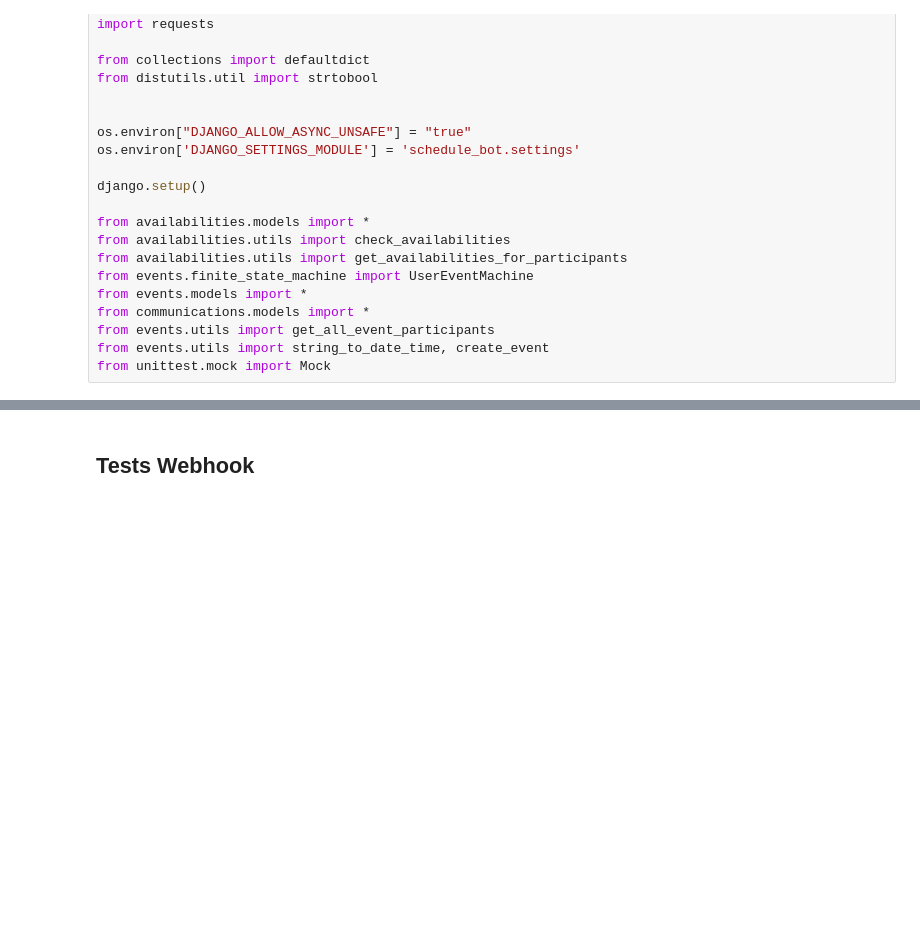
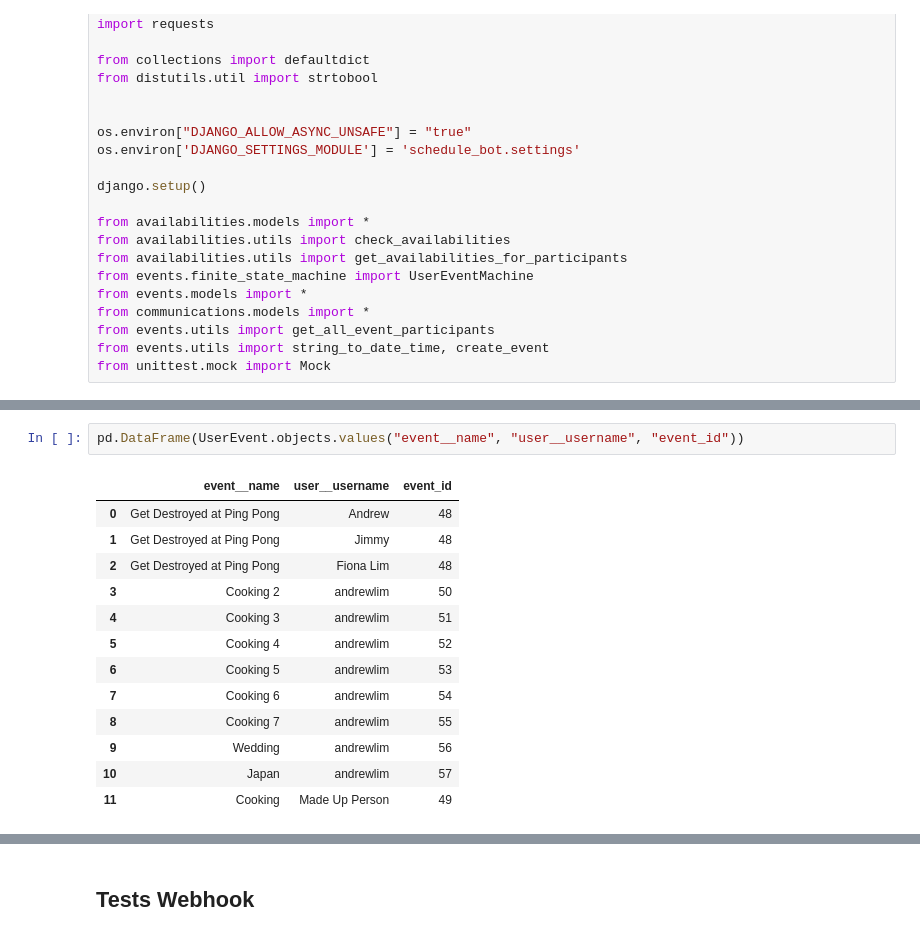
Before and after one commit to AndrewLim1990/event_scheduler, a Jupyter notebook: schedule_bot/development_scratch.ipynb, the cells around one changed output, grey strips where cells are left out. Drawn from its saved outputs; the diff is of its cells as text; blank space fills up the shorter version.

```diff
--- a/schedule_bot/development_scratch.ipynb
+++ b/schedule_bot/development_scratch.ipynb
@@ -54,0 +42,16 @@ pd.DataFrame(Event.objects.values())
+# %%
+pd.DataFrame(UserEvent.objects.values("event__name", "user__username", "event_id"))
+# %% [output]
+|  | event__name | user__username | event_id |
+| 0 | Get Destroyed at Ping Pong | Andrew | 48 |
+| 1 | Get Destroyed at Ping Pong | Jimmy | 48 |
+| 2 | Get Destroyed at Ping Pong | Fiona Lim | 48 |
+| 3 | Cooking 2 | andrewlim | 50 |
+| 4 | Cooking 3 | andrewlim | 51 |
+| 5 | Cooking 4 | andrewlim | 52 |
+| 6 | Cooking 5 | andrewlim | 53 |
+| 7 | Cooking 6 | andrewlim | 54 |
+| 8 | Cooking 7 | andrewlim | 55 |
+| 9 | Wedding | andrewlim | 56 |
+| 10 | Japan | andrewlim | 57 |
+| 11 | Cooking | Made Up Person | 49 |
```
Also changed, not shown: parts of 8 cells of this notebook, 2 other files.
